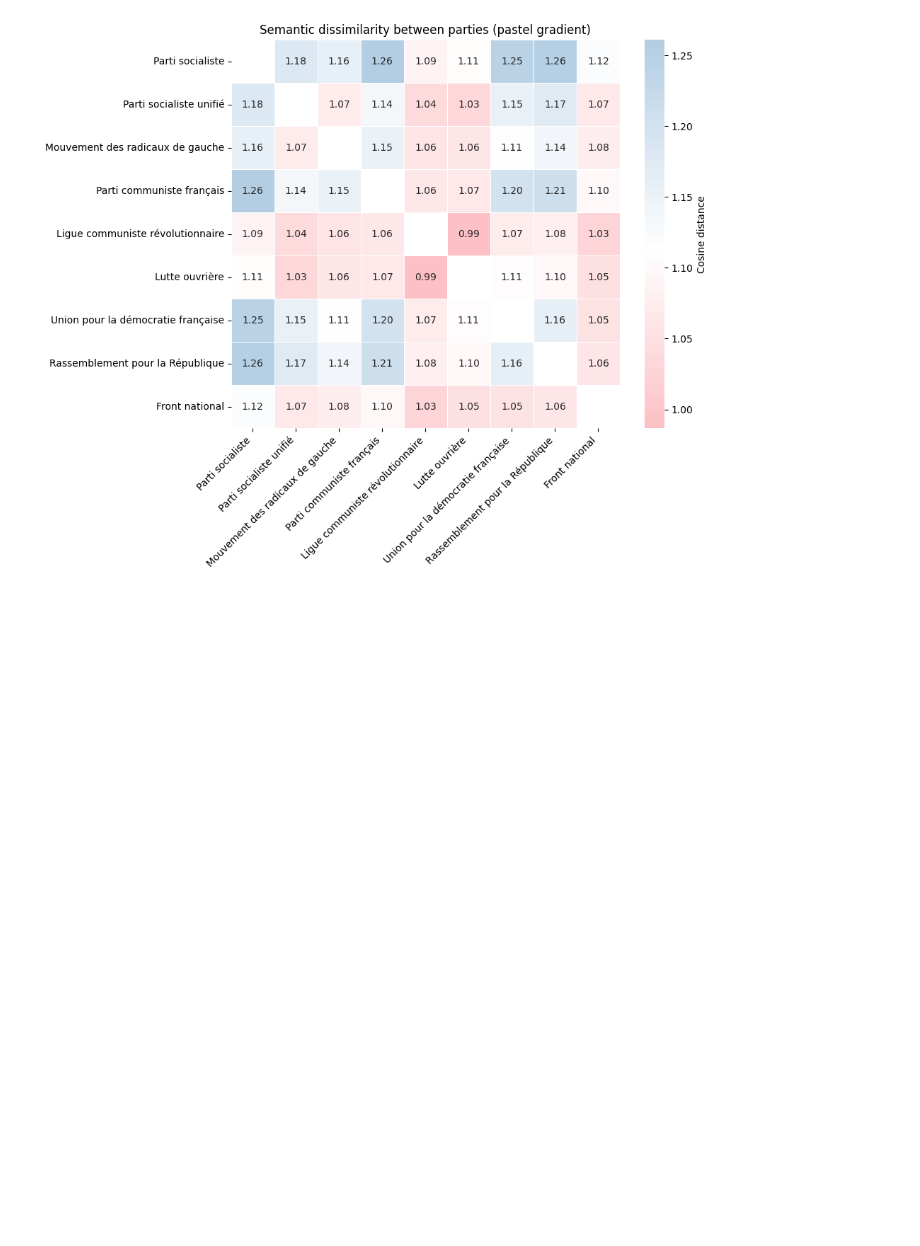
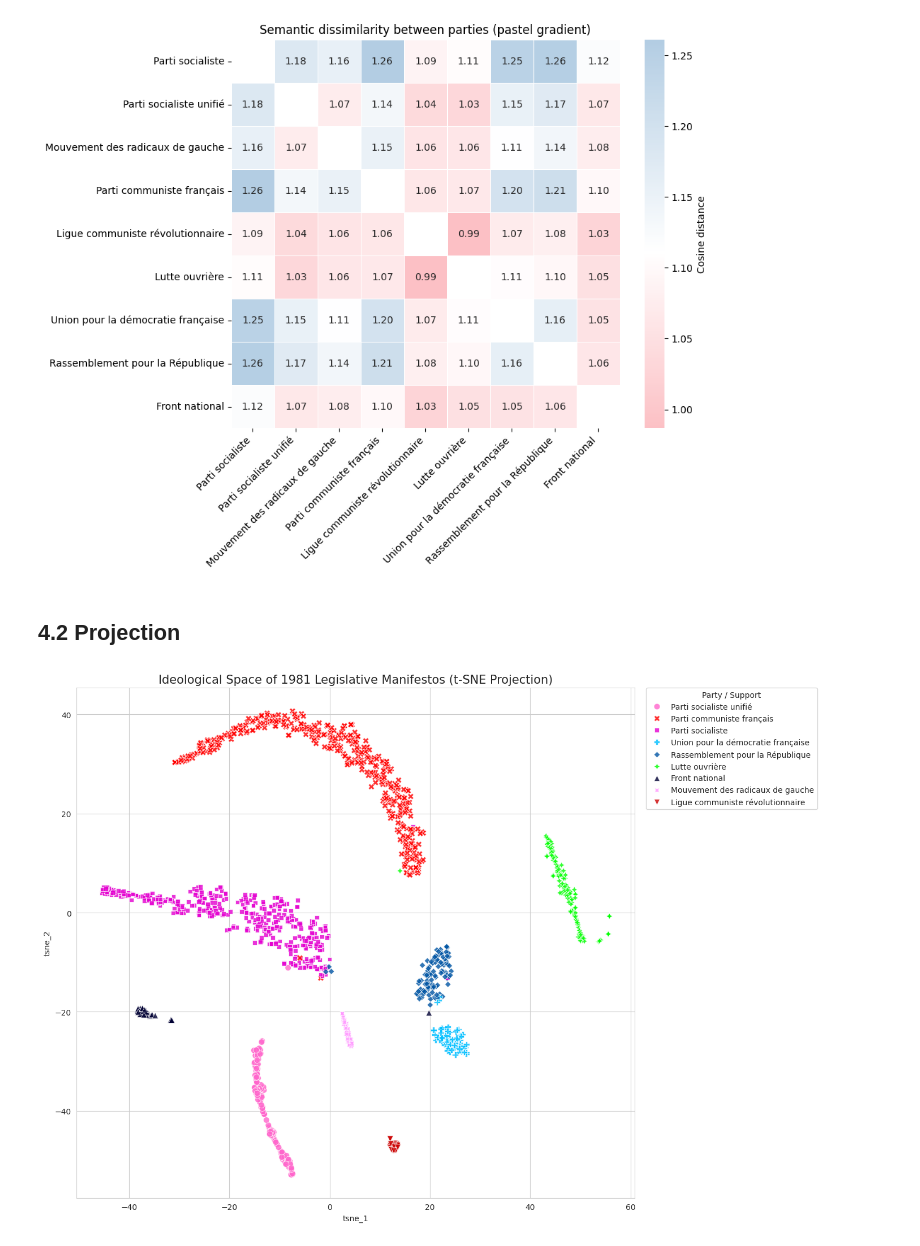
Before and after one commit to Amandine701/NLP_rendus, a Jupyter notebook: regression_logistique.ipynb, the cells around one changed output. Drawn from its saved outputs; the diff is of its cells as text; code cells hidden in the pictures; blank space fills up the shorter version.

```diff
--- a/regression_logistique.ipynb
+++ b/regression_logistique.ipynb
@@ -450,3 +458,68 @@ plt.tight_layout()
 plt.show()
 # %% [output]
 [figure]
+# %% [markdown]
+## 4.2 Projection
+# %%
+############################""  Visualizing the ideological space of the manifestos using 2D projection (t-SNE or UMAP)###################
+#  Points are colored by party/support (titulaire-soutien)
+
+
+#Get probabilities from the logistic regression model
+probas = best_model.predict_proba(df_final_sans_cat_mixte['clean_text_filtered'].astype(str))  # shape (num_texts, n_classes)
+
+# Convert probabilities to a DataFrame for easier handling
+proba_df = pd.DataFrame(probas, columns=best_model.classes_)
+df_final_sans_cat_mixte = df_final_sans_cat_mixte.reset_index(drop=True)
+df_final_sans_cat_mixte = pd.concat([df_final_sans_cat_mixte, proba_df], axis=1)
+
+# Compute 2D projection (t-SNE)
+tsne = TSNE(n_components=2, random_state=42, perplexity=30)
+tsne_results = tsne.fit_transform(proba_df.values)  # Use probabilities as features
+df_final_sans_cat_mixte['tsne_1'] = tsne_results[:, 0]
+df_final_sans_cat_mixte['tsne_2'] = tsne_results[:, 1]
+
+# Color palette
+# ------------------- Custom color palette -------------------
+custom_palette = {
+    'Parti socialiste': '#E400D0',               # Pink
+    'Parti socialiste unifié': '#FF66CC',        # Light Pink
+    'Mouvement des radicaux de gauche': '#FF99FF', # Very light pink / lavender
+    'Rassemblement pour la République': '#0055A4',  # Dark Blue
+    'Union pour la démocratie française': '#00BFFF', # Light Blue
+    'Parti communiste français': '#FF0000',     # Red
+    'Ligue communiste révolutionnaire': '#CC0000', # Dark Red
+    'Lutte ouvrière': '#00FF00',                # Green
+    'Front national': '#000033',                # Dark Navy
+    'Ecologiste': '#33CC33',                     # Dark Green
+}
+
+
+#  Scatterplot with improved visuals
+plt.figure(figsize=(14, 10))
+sns.set_style("whitegrid")  # Clean background for readability
+
+plot = sns.scatterplot(
+    data=df_final_sans_cat_mixte,
+    x='tsne_1',           # First 2D coordinate from projection
+    y='tsne_2',           # Second 2D coordinate from projection
+    hue='titulaire-soutien',
+    palette=custom_palette,  # Use custom colors
+    style='titulaire-soutien',  # Different shapes per party for clarity
+    alpha=0.8,
+    edgecolor='w',
+    s=60  # Point size
+)
+
+# Final touches
+plt.title("Ideological Space of 1981 Legislative Manifestos (t-SNE Projection)", fontsize=15)
+plt.legend(
+    bbox_to_anchor=(1.02, 1),
+    loc='upper left',
+    borderaxespad=0,
+    title="Party / Support"
+)
+plt.tight_layout()
+plt.show()
+# %% [output]
+[figure, added]
```
Also changed, not shown: parts of 8 cells of this notebook, 3 other files.
